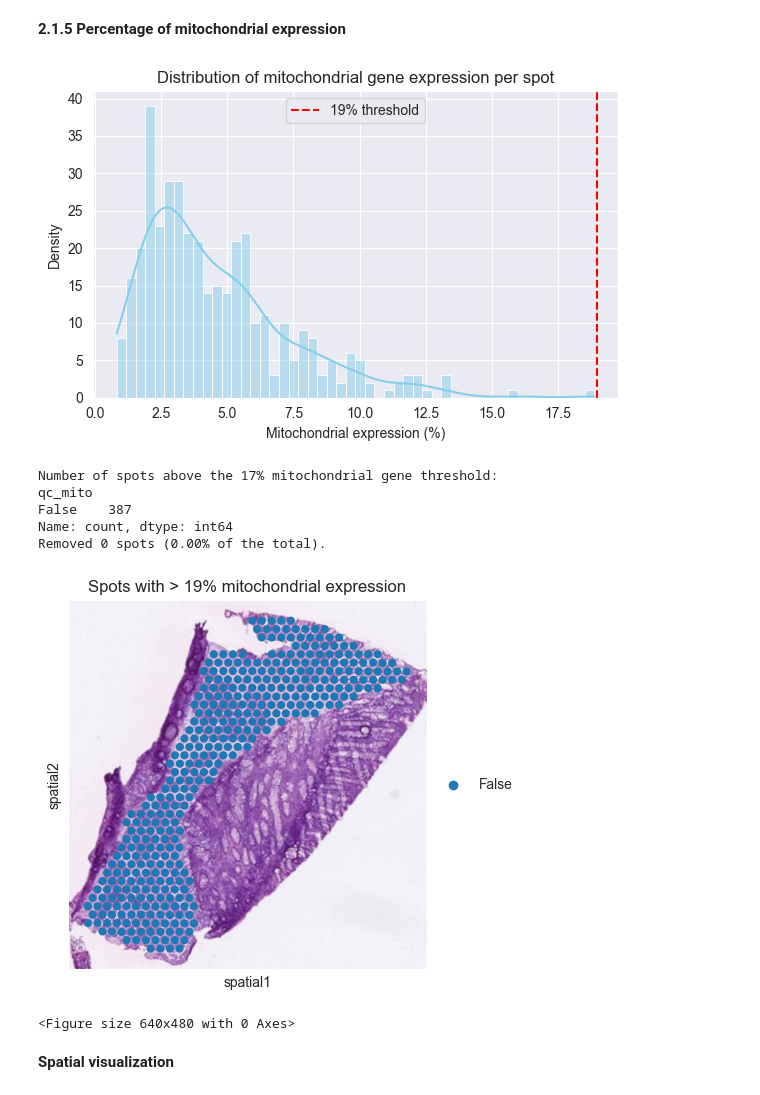
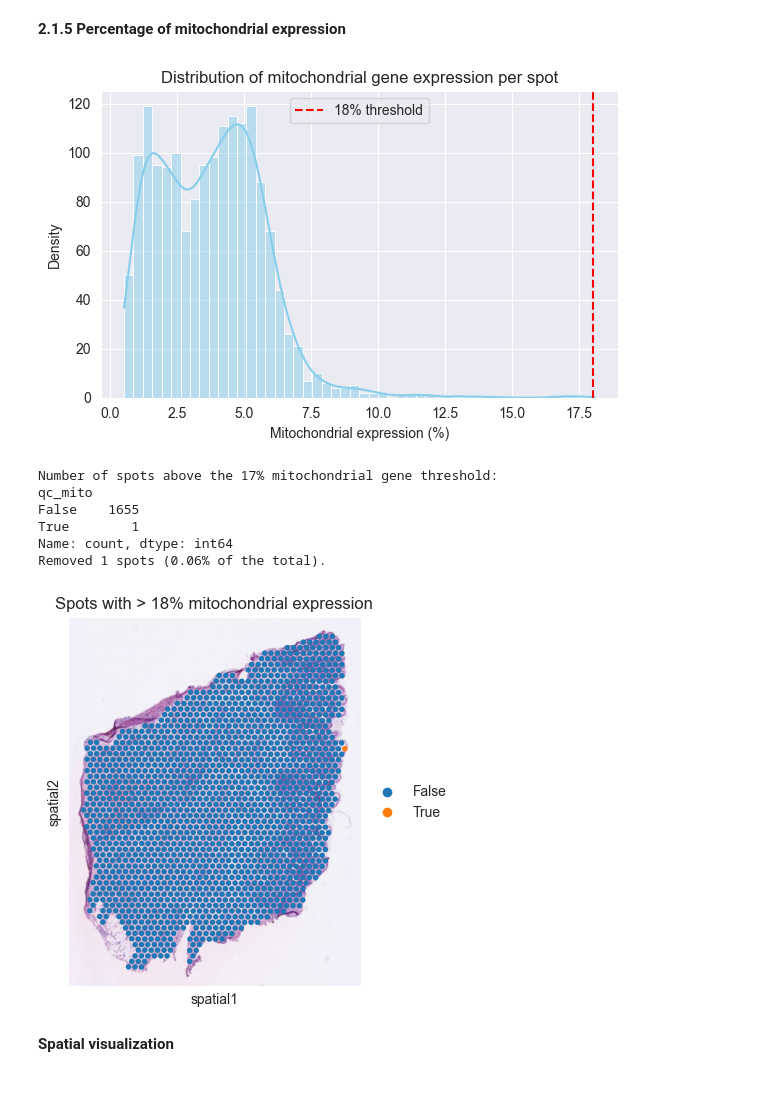
Before and after one commit to nikolienka24/IV114_ST, a Jupyter notebook: qc.ipynb, the cells around one changed output. Cells and saved outputs as stored; diff of their text form; code cells hidden in the pictures.

```diff
--- a/qc.ipynb
+++ b/qc.ipynb
@@ -11,10 +11,10 @@ Variables that can be modified in this notebook
 ---
 **Set following variables if you are running notebook interactively.**
 # %%
-input_path_default = "data/SN124_A595688_Rep2"
-lib_th_default = 1500
-gene_th_default = 1000
-mito_th_default = 19
+input_path_default = "data/SN124_A798015_Rep2"
+lib_th_default = 1000
+gene_th_default = 750
+mito_th_default = 18
 cell_th_default = 10
 bins_default = 50
 suppress_warnings_default = False
@@ -395,41 +423,48 @@ plt.tight_layout()
 plt.savefig(os.path.join("figures/show/qc/" + DATA_FOLDER_NAME + "/", "mitochondrial_gene_expression.distribution.png"), format="png", dpi=300)
 plt.show()
 # %% [output]
-[figure, old version]
+[figure, new version]
 # %%
 # Define the threshold value (28%) and label spots above the threshold
 #   - adata.obs["pct_counts_mt"] represents the percentage of mitochondrial transcripts
 adata.obs["qc_mito"] = adata.obs["pct_counts_mt"] > MITO_TH
 
 # Count how many spots are above/below the threshold
 #   - True/False values correspond to spots that will be removed/retained
 print("Number of spots above the 17% mitochondrial gene threshold:")
 print(adata.obs["qc_mito"].value_counts())
 
 # Percentage representation
 total_spots = len(adata)
 removed = adata.obs["qc_mito"].sum()
 print(f"Removed {removed} spots ({removed/total_spots:.2%} of the total).")
 
 # Visualization of the spatial distribution of spots above the threshold
 #   - The sc.pl.spatial function can be used to display the spatial map
-sc.pl.spatial(
+fig = sc.pl.spatial(
     adata,
-    color="qc_mito",        # colors spots based on True/False values
+    color="qc_mito",   # True/False mitochondrial filter flag
     title="Spots with > " + str(MITO_TH) + "% mitochondrial expression",
-    cmap="coolwarm",        # red = removed, blue = retained
-    size=1.3
+    cmap="coolwarm",
+    size=1.3,
+    show=False,
+    return_fig=True
 )
 
-plt.savefig(os.path.join("figures/show/qc/" + DATA_FOLDER_NAME + "/", "mitochondrial_gene_expression.filtered.png"), dpi=300, bbox_inches="tight")
+# Save figure
+fig.savefig(
+    f"figures/show/qc/{DATA_FOLDER_NAME}/mitochondrial_gene_expression.filtered.png",
+    dpi=300,
+    bbox_inches="tight"
+)
 # %% [output]
 Number of spots above the 17% mitochondrial gene threshold:
 qc_mito
-False    387
+False    1655
+True        1
 Name: count, dtype: int64
-Removed 0 spots (0.00% of the total).
+Removed 1 spots (0.06% of the total).
-[figure, old version]
+[figure, new version]
-<Figure size 640x480 with 0 Axes>
 # %% [markdown]
 **Spatial visualization**
 # %%
```
Also changed, not shown: parts of 21 cells of this notebook.
